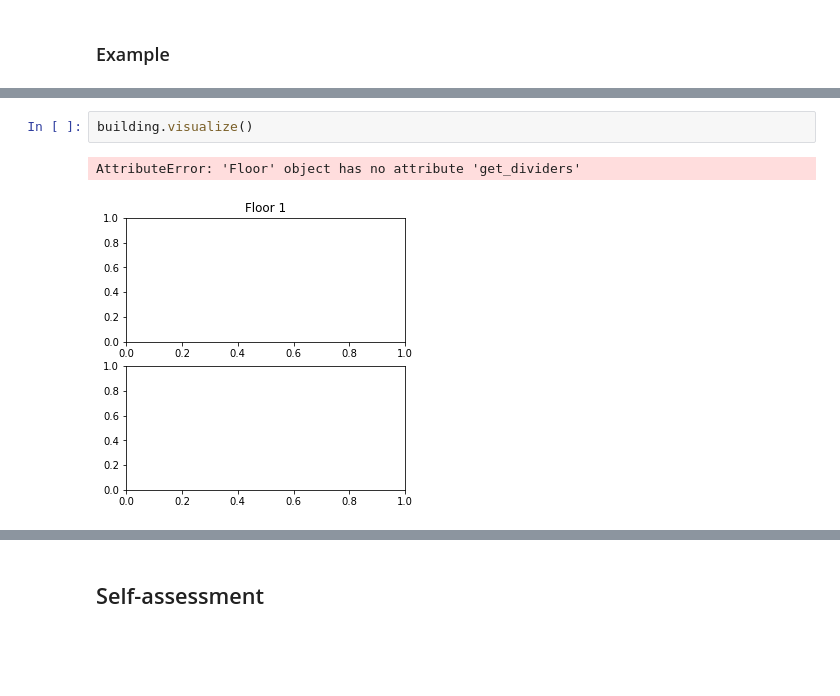
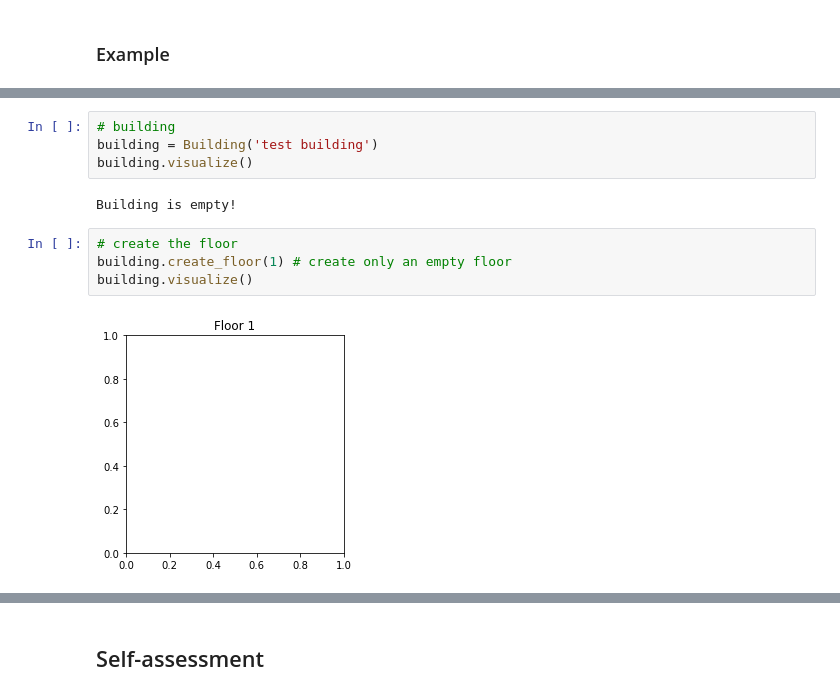
Before and after one commit to karim-zaidi/digital_twin, a Jupyter notebook: Showcase.ipynb, the cells around one changed output, grey strips where cells are left out. Saved outputs shown, nothing was run; the diff lists cells and outputs as text; blank space fills up the shorter version.

Commit message:
fix: debug visualize method

```diff
--- a/Showcase.ipynb
+++ b/Showcase.ipynb
@@ -91,5 +72,12 @@ ValueError: There is no divider with such an id on this (1) floor
-# %%
-building.visualize()
-# %% [output]
-AttributeError: 'Floor' object has no attribute 'get_dividers'
-[figure, removed]
+# %%
+# building
+building = Building('test building')
+building.visualize()
+# %% [output]
+Building is empty!
+# %%
+# create the floor
+building.create_floor(1) # create only an empty floor
+building.visualize()
+# %% [output]
+[figure, added]
```
Also changed, not shown: parts of 10 cells of this notebook, 3 other files.
